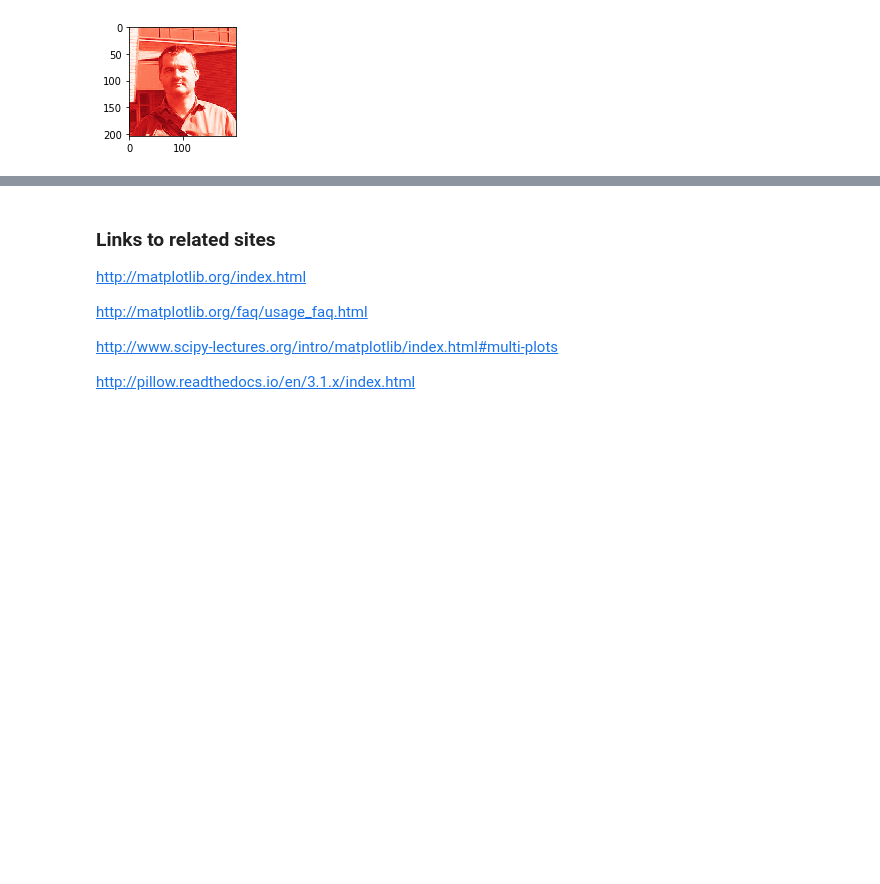
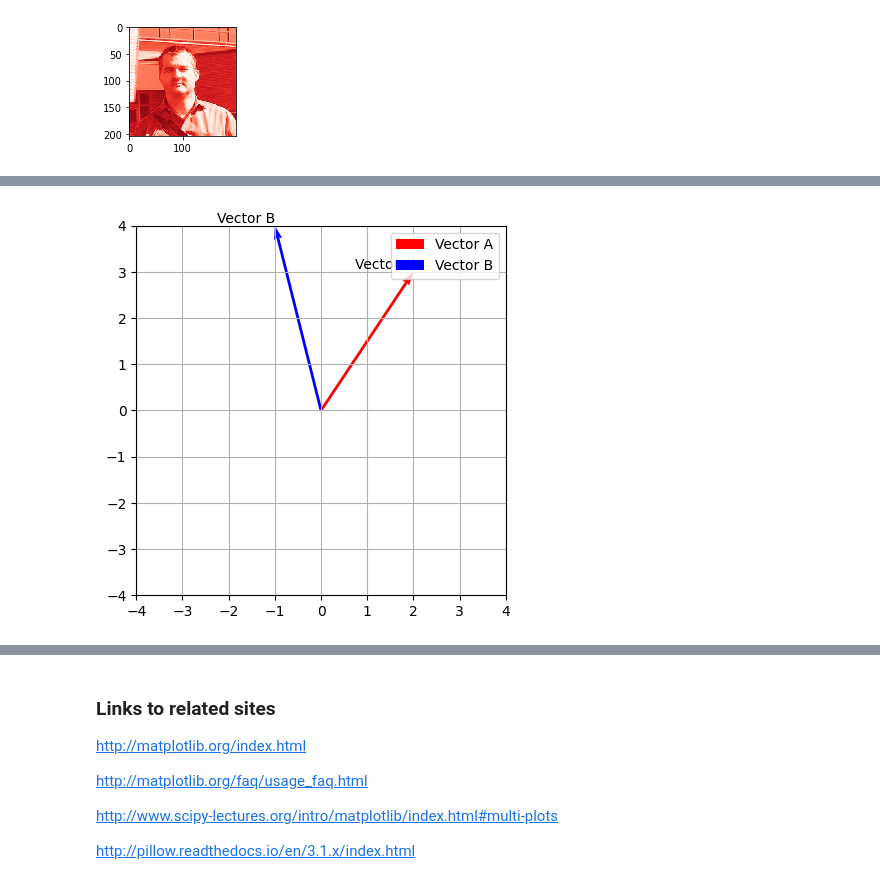
Before and after one commit to farhadkamangar/CSE5368, a Jupyter notebook: matplotlib_experiments.ipynb, the cells around one changed output, grey strips where cells are left out. Cells and saved outputs as stored; diff of their text form; code cells hidden in the pictures; blank space fills up the shorter version.

```diff
--- a/matplotlib_experiments.ipynb
+++ b/matplotlib_experiments.ipynb
@@ -106,0 +112,64 @@ plt.imshow(r_layer,cmap='Reds_r')
+# %%
+import matplotlib.pyplot as plt
+import numpy as np
+
+def plot_vector(vectors, names=None, colors=None):
+    """
+    Plot vectors in a 2D space using Matplotlib.
+
+    Parameters:
+    - vectors: List of 2D vectors as NumPy arrays.
+    - names: Optional list of names or labels for each vector.
+    - colors: Optional list of colors for each vector.
+
+    Example:
+    - vectors: [np.array([2, 3]), np.array([-1, 4])]
+    - names: ['Vector A', 'Vector B']
+    - colors: ['red', 'blue']
+    """
+    num_vectors = len(vectors)
+
+    # Set up the figure and axis
+    fig, ax = plt.subplots()
+    ax.set_aspect('equal', adjustable='box')
+
+    # Plot vectors
+    for i in range(num_vectors):
+        vector = vectors[i]
+        if names is not None:
+            name = names[i]
+        else:
+            name = f'Vector {i + 1}'
+
+        if colors is not None:
+            color = colors[i]
+        else:
+            color = 'blue'  # Default color is blue
+
+        ax.quiver(0, 0, vector[0], vector[1], angles='xy', scale_units='xy', scale=1, color=color,
+                  label=name)
+
+        # Add text for the vector name
+        ax.text(vector[0], vector[1], name, ha='right', va='bottom')
+
+    # Set axis limits based on the vectors
+    max_val = np.max(np.abs(vectors))
+    ax.set_xlim([-max_val, max_val])
+    ax.set_ylim([-max_val, max_val])
+
+    # Add grid lines
+    ax.grid(True)
+
+    # Add legend
+    ax.legend()
+
+    # Show the plot
+    plt.show()
+
+# Example usage
+vectors_to_plot = [np.array([2, 3]), np.array([-1, 4])]
+vector_names = ['Vector A', 'Vector B']
+colors_to_plot = ['red', 'blue']
+plot_vector(vectors_to_plot, vector_names, colors_to_plot)
+# %% [output]
+[figure, added]
```
Also changed, not shown: parts of 5 cells of this notebook.
